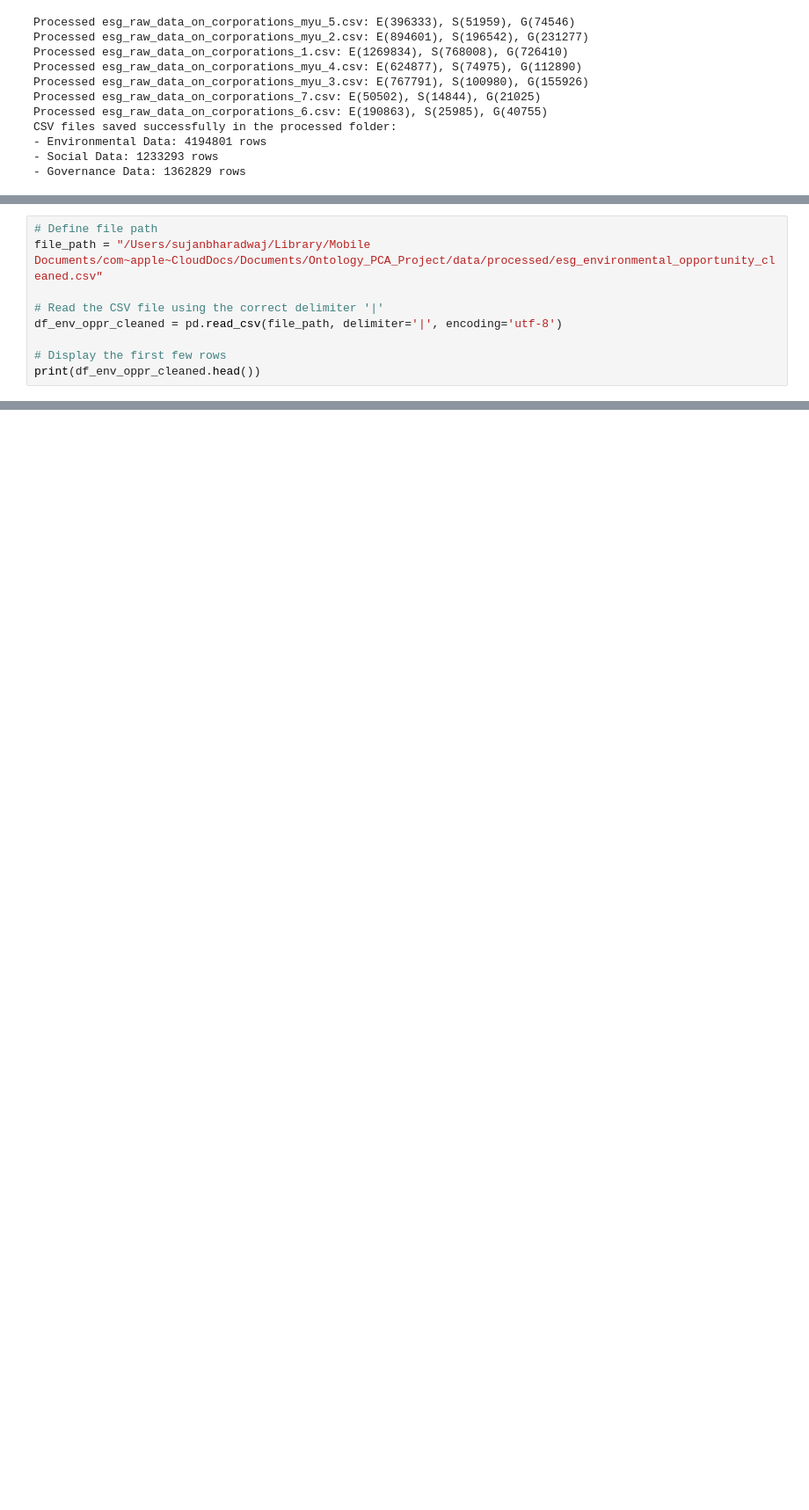
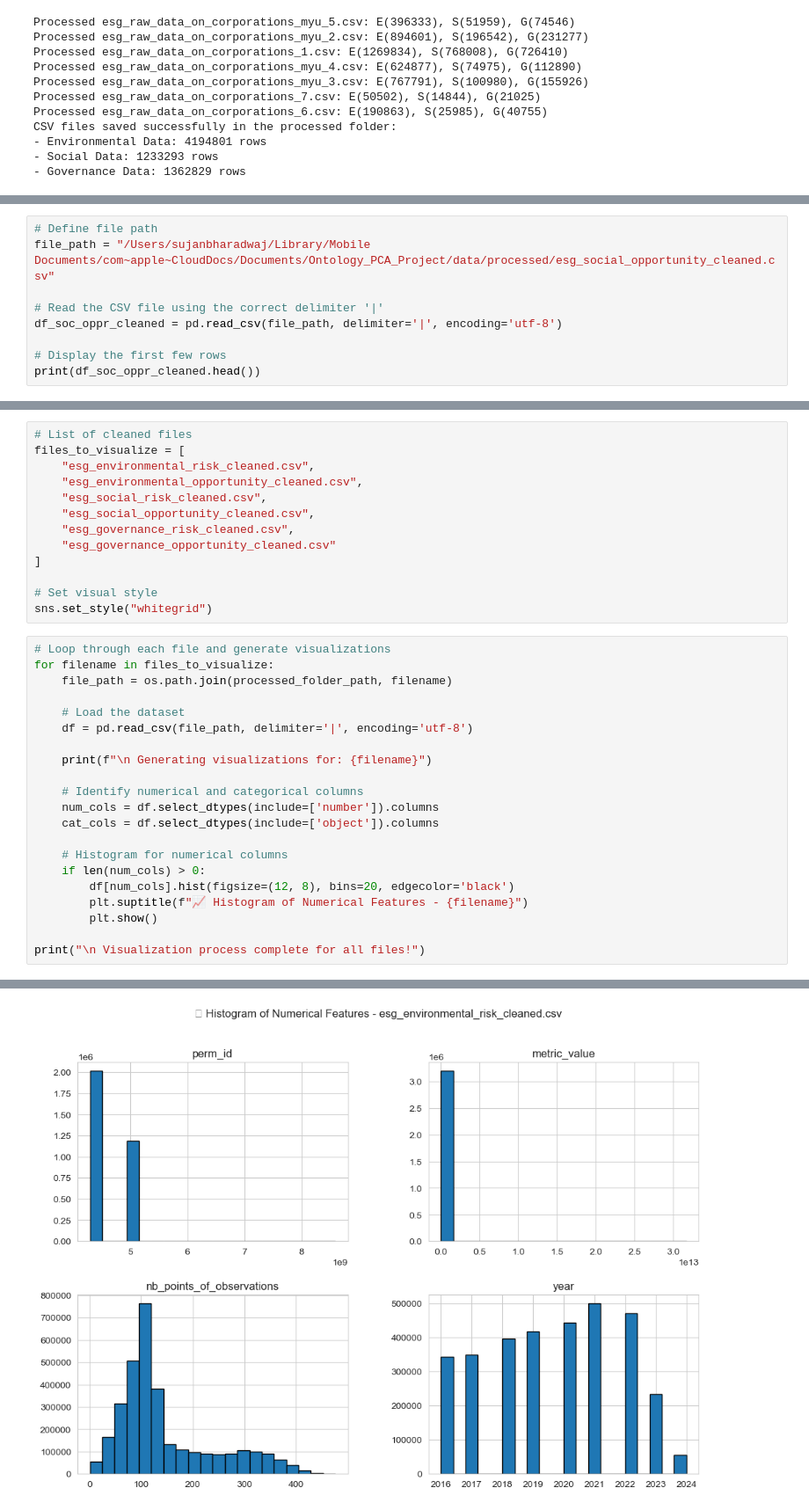
Before and after one commit to Sujan2023-AI/ESG_Analytical_Platform, a Jupyter notebook: notebooks/EDA.ipynb, the cells around one changed output, grey strips where cells are left out. Shown at 88% size. Saved outputs shown, nothing was run; the diff lists cells and outputs as text; blank space fills up the shorter version.

```diff
--- a/notebooks/EDA.ipynb
+++ b/notebooks/EDA.ipynb
@@ -216,12 +234,12 @@ print("\n🎯 Cleaning process complete! All cleaned files are now stored in the
 🎯 Cleaning process complete! All cleaned files are now stored in the processed folder.
 # %%
 # Define file path
-file_path = "/Users/sujanbharadwaj/Library/Mobile Documents/com~apple~CloudDocs/Documents/Ontology_PCA_Project/data/processed/esg_environmental_opportunity_cleaned.csv"
+file_path = "/Users/sujanbharadwaj/Library/Mobile Documents/com~apple~CloudDocs/Documents/Ontology_PCA_Project/data/processed/esg_social_opportunity_cleaned.csv"
 
 # Read the CSV file using the correct delimiter '|'
-df_env_oppr_cleaned = pd.read_csv(file_path, delimiter='|', encoding='utf-8')
+df_soc_oppr_cleaned = pd.read_csv(file_path, delimiter='|', encoding='utf-8')
 
 # Display the first few rows
-print(df_env_oppr_cleaned.head())
+print(df_soc_oppr_cleaned.head())
 # %% [output]
       company_name     perm_id data_type  disclosure  \
@@ -243,0 +262,35 @@ print(df_env_oppr_cleaned.head())
+# %%
+# List of cleaned files
+files_to_visualize = [
+    "esg_environmental_risk_cleaned.csv",
+    "esg_environmental_opportunity_cleaned.csv",
+    "esg_social_risk_cleaned.csv",
+    "esg_social_opportunity_cleaned.csv",
+    "esg_governance_risk_cleaned.csv",
+    "esg_governance_opportunity_cleaned.csv"
+]
+
+# Set visual style
+sns.set_style("whitegrid")
+# %%
+# Loop through each file and generate visualizations
+for filename in files_to_visualize:
+    file_path = os.path.join(processed_folder_path, filename)
+
+    # Load the dataset
+    df = pd.read_csv(file_path, delimiter='|', encoding='utf-8')
+
+    print(f"\n Generating visualizations for: {filename}")
+
+    # Identify numerical and categorical columns
+    num_cols = df.select_dtypes(include=['number']).columns
+    cat_cols = df.select_dtypes(include=['object']).columns
+
+    # Histogram for numerical columns
+    if len(num_cols) > 0:
+        df[num_cols].hist(figsize=(12, 8), bins=20, edgecolor='black')
+        plt.suptitle(f"📈 Histogram of Numerical Features - {filename}")
+        plt.show()
+
+print("\n Visualization process complete for all files!")
+# %% [output]
@@ -243,0 +298 @@ print(df_env_oppr_cleaned.head())
+[figure, added]
```
Also changed, not shown: parts of 11 cells of this notebook.
